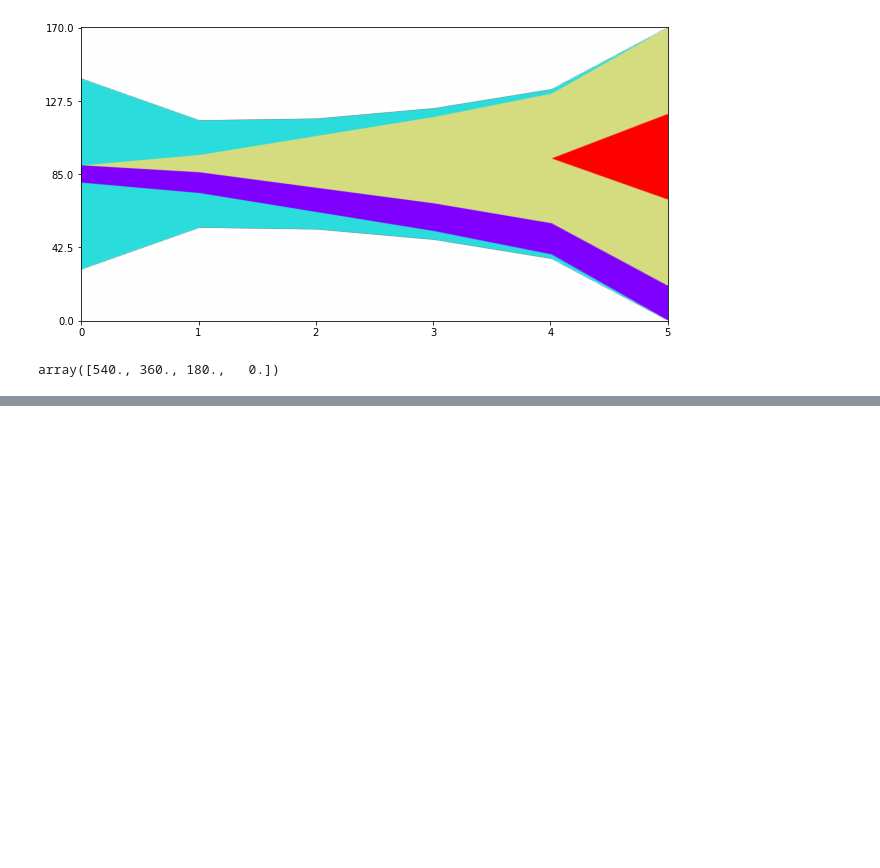
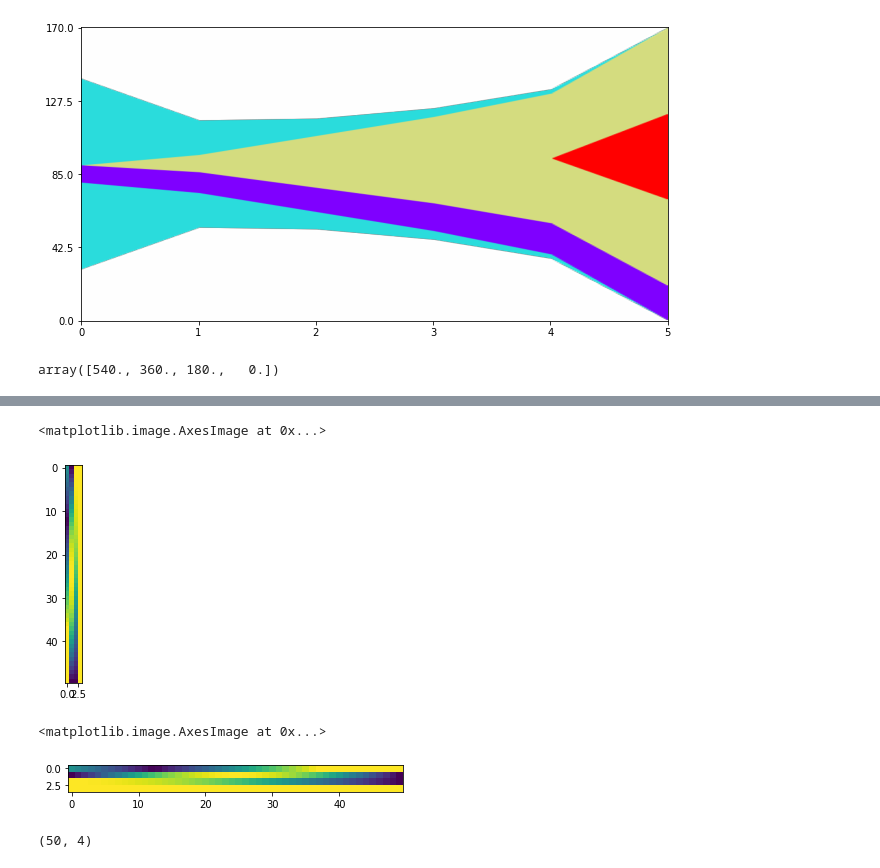
Before and after one commit to schwarzlab-ccb/SimChA, a Jupyter notebook: notebooks/fish_plot.ipynb, the cells around one changed output, grey strips where cells are left out. Drawn from its saved outputs; the diff is of its cells as text; code cells hidden in the pictures; blank space fills up the shorter version.

```diff
--- a/notebooks/fish_plot.ipynb
+++ b/notebooks/fish_plot.ipynb
@@ -263,3 +264,5 @@ Converting generation: [########################################################
 (np.array([3,2,1,0]) / 3.0 * res[1]).round(2)
 # %% [output]
 array([540., 360., 180.,   0.])
+# %%
+col_map = cm.get_cmap("rainbow")
@@ -265,0 +289,14 @@ array([540., 360., 180.,   0.])
+# %%
+plt.imshow([col_map(x) for x in np.linspace(0, 1, 50)])
+# %% [output]
+<matplotlib.image.AxesImage at 0x...>
+[figure, added]
+# %%
+plt.imshow(.T)
+# %% [output]
+<matplotlib.image.AxesImage at 0x...>
+[figure, added]
+# %%
+np.array([col_map(x) for x in np.linspace(0, 1, 50)]).shape
+# %% [output]
+(50, 4)
```
Also changed, not shown: parts of 7 cells of this notebook, 1 other file.
